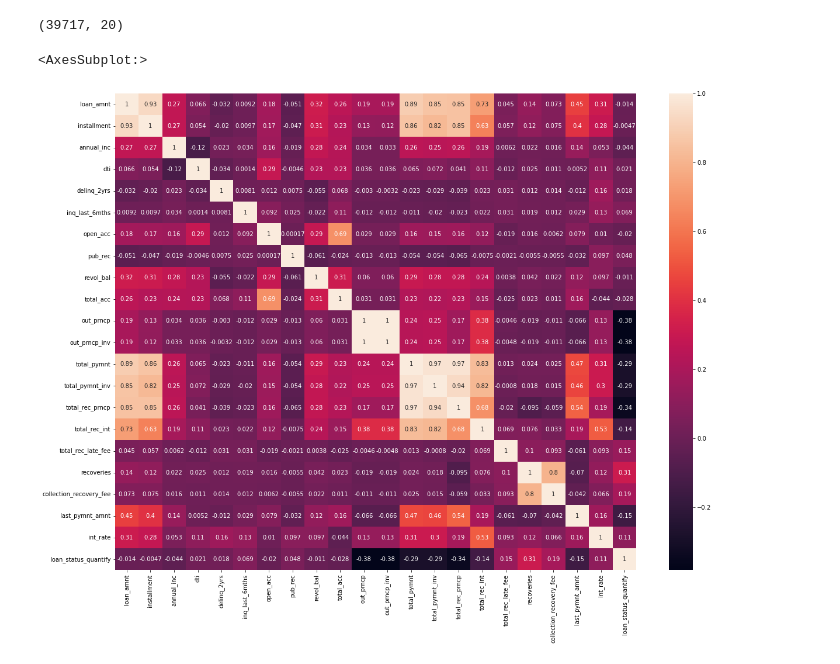
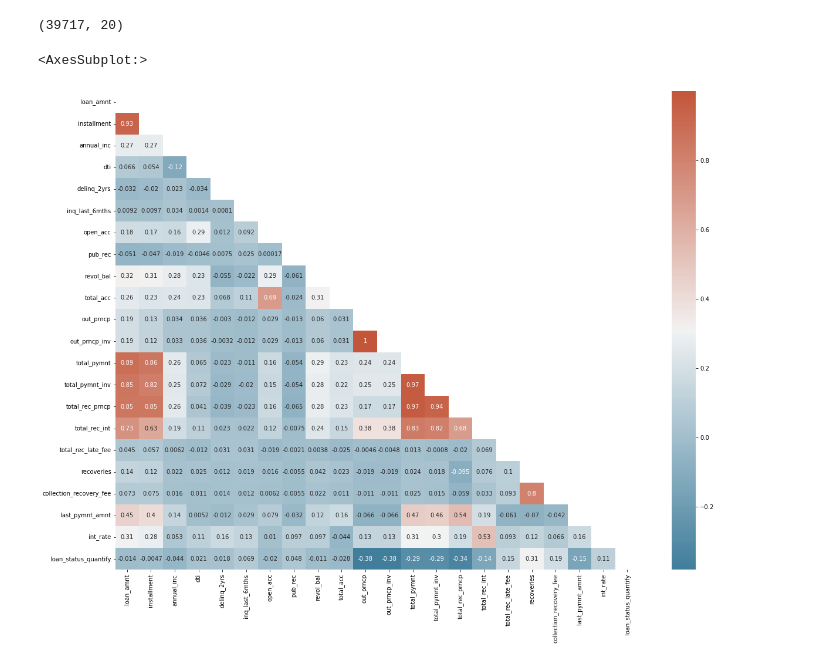
Before and after one commit to GTPrasad/Lending_Club_Case_Study, a Jupyter notebook: Loan_dataset_EDA.ipynb, the cells around one changed output. Drawn from its saved outputs; the diff is of its cells as text; code cells hidden in the pictures.

```diff
--- a/Loan_dataset_EDA.ipynb
+++ b/Loan_dataset_EDA.ipynb
@@ -287,7 +287,9 @@ data.emp_length.fillna('Unknown', inplace=True)
 # %% [markdown]
 ### Fill pub_rec_bankruptcies column missing values with "Unknown"
 # %%
-data.pub_rec_bankruptcies.fillna("Unknown", inplace=True)
+data.pub_rec_bankruptcies.fillna("NA", inplace=True)
+# %%
+data.pub_rec_bankruptcies = data.pub_rec_bankruptcies.astype(str)
 # %%
 data.desc.isna().sum()/data.shape[0]
 # %% [output]
@@ -921,3 +868,0 @@ sns.boxplot(x=data.home_ownership, y=data.revol_util, hue=data.loan_status)
-# %%
-data.pub_rec_bankruptcies = data.pub_rec_bankruptcies.map(lambda x : str(x))
-data.groupby(['pub_rec_bankruptcies'])['loan_status'].value_counts(normalize=True).unstack().plot.bar(figsize=(15, 10))
@@ -1013,6 +913,9 @@ cont_data['loan_status_quantify'] = cont_data.loan_status.apply(lambda x : quant
 # %%
 plt.figure(figsize=(20,15))
-sns.heatmap(cont_data.corr(), annot=True)
+corr = cont_data.corr()
+mask = np.triu(np.ones_like(corr, dtype=bool))
+cmap = sns.diverging_palette(230, 20, as_cmap=True)
+sns.heatmap(corr, annot=True, mask = mask, cmap=cmap)
 # %% [output]
 <AxesSubplot:>
-[figure, old version]
+[figure, new version]
```
Also changed, not shown: parts of 63 cells of this notebook.
